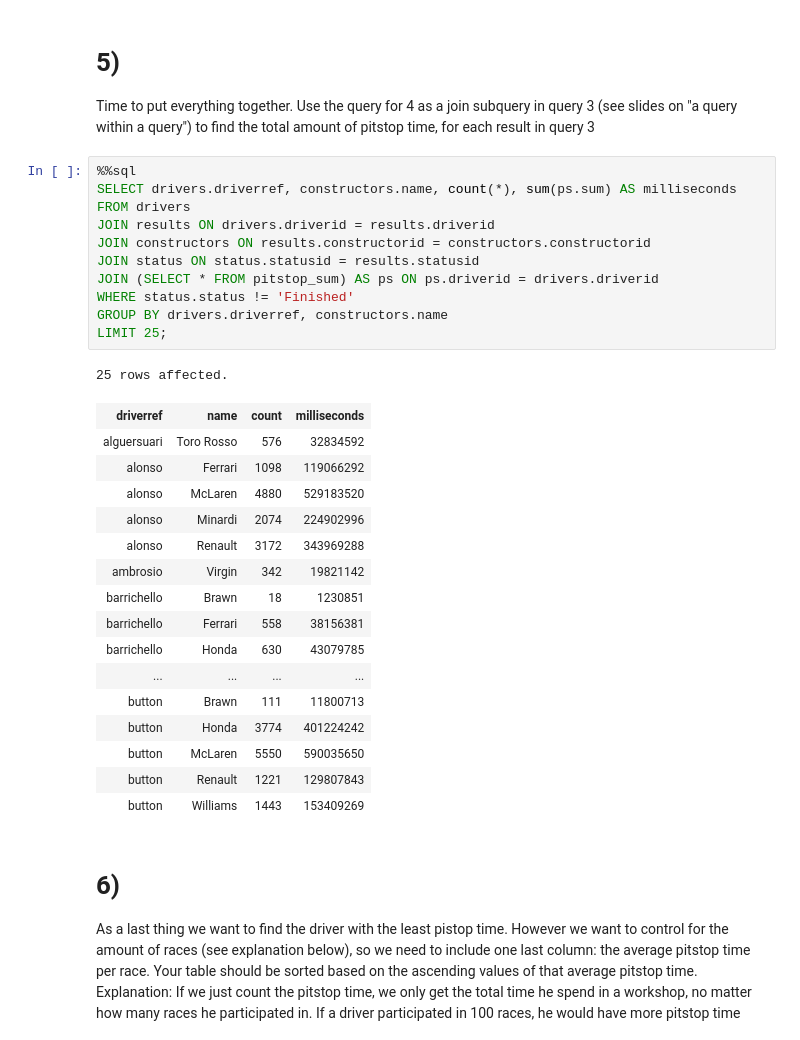
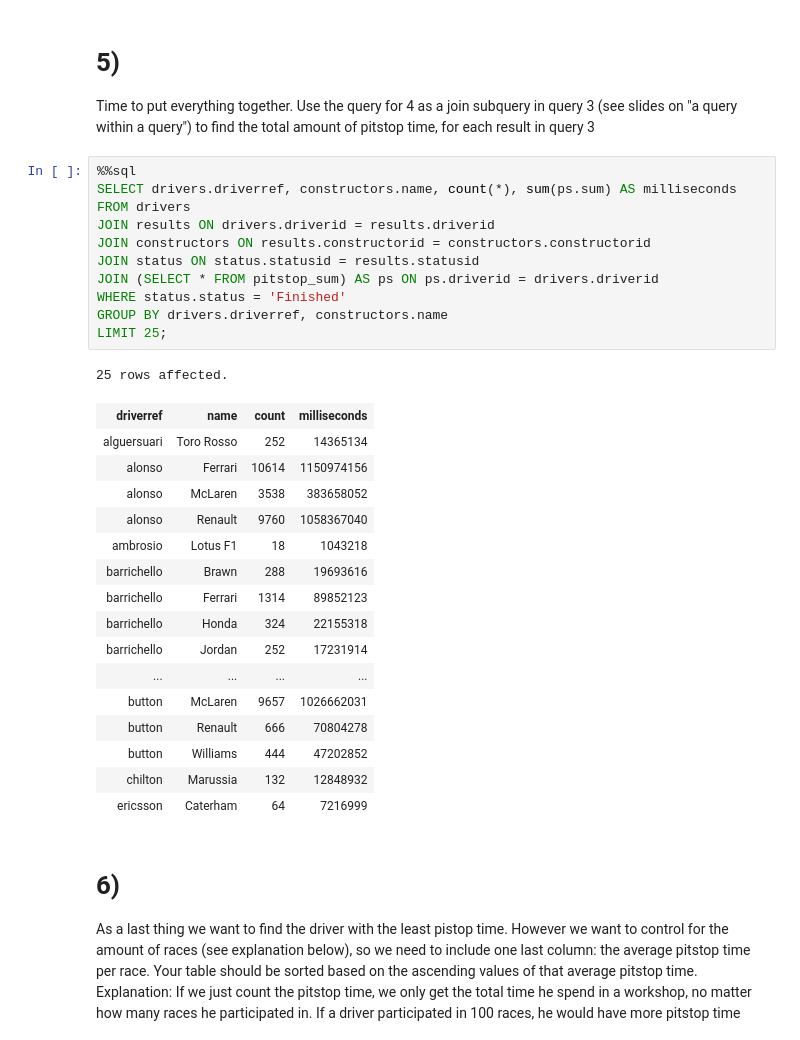
Before and after one commit to CBorum/databases-assignment-7, a Jupyter notebook: databases-assignment-7.ipynb, the cells around one changed output. Saved outputs shown, nothing was run; the diff lists cells and outputs as text.

```diff
--- a/databases-assignment-7.ipynb
+++ b/databases-assignment-7.ipynb
@@ -136,32 +136,32 @@ Time to put everything together. Use the query for 4 as a join subquery in query
 # %%
 %%sql
 SELECT drivers.driverref, constructors.name, count(*), sum(ps.sum) AS milliseconds
 FROM drivers
 JOIN results ON drivers.driverid = results.driverid
 JOIN constructors ON results.constructorid = constructors.constructorid
 JOIN status ON status.statusid = results.statusid
 JOIN (SELECT * FROM pitstop_sum) AS ps ON ps.driverid = drivers.driverid
-WHERE status.status != 'Finished'
+WHERE status.status = 'Finished'
 GROUP BY drivers.driverref, constructors.name
 LIMIT 25;
 # %% [output]
 25 rows affected.
 | driverref | name | count | milliseconds |
-| alguersuari | Toro Rosso | 576 | 32834592 |
-| alonso | Ferrari | 1098 | 119066292 |
-| alonso | McLaren | 4880 | 529183520 |
-| alonso | Minardi | 2074 | 224902996 |
-| alonso | Renault | 3172 | 343969288 |
-| ambrosio | Virgin | 342 | 19821142 |
-| barrichello | Brawn | 18 | 1230851 |
-| barrichello | Ferrari | 558 | 38156381 |
-| barrichello | Honda | 630 | 43079785 |
+| alguersuari | Toro Rosso | 252 | 14365134 |
+| alonso | Ferrari | 10614 | 1150974156 |
+| alonso | McLaren | 3538 | 383658052 |
+| alonso | Renault | 9760 | 1058367040 |
+| ambrosio | Lotus F1 | 18 | 1043218 |
+| barrichello | Brawn | 288 | 19693616 |
+| barrichello | Ferrari | 1314 | 89852123 |
+| barrichello | Honda | 324 | 22155318 |
+| barrichello | Jordan | 252 | 17231914 |
 | ... | ... | ... | ... |
-| button | Brawn | 111 | 11800713 |
-| button | Honda | 3774 | 401224242 |
-| button | McLaren | 5550 | 590035650 |
-| button | Renault | 1221 | 129807843 |
-| button | Williams | 1443 | 153409269 |
+| button | McLaren | 9657 | 1026662031 |
+| button | Renault | 666 | 70804278 |
+| button | Williams | 444 | 47202852 |
+| chilton | Marussia | 132 | 12848932 |
+| ericsson | Caterham | 64 | 7216999 |
 # %% [markdown]
 # 6)
 As a last thing we want to find the driver with the least pistop time. However we want to control for the amount of races (see explanation below), so we need to include one last column: the average pitstop time per race. Your table should be sorted based on the ascending values of that average pitstop time.
```
Also changed, not shown: parts of 2 cells of this notebook.
